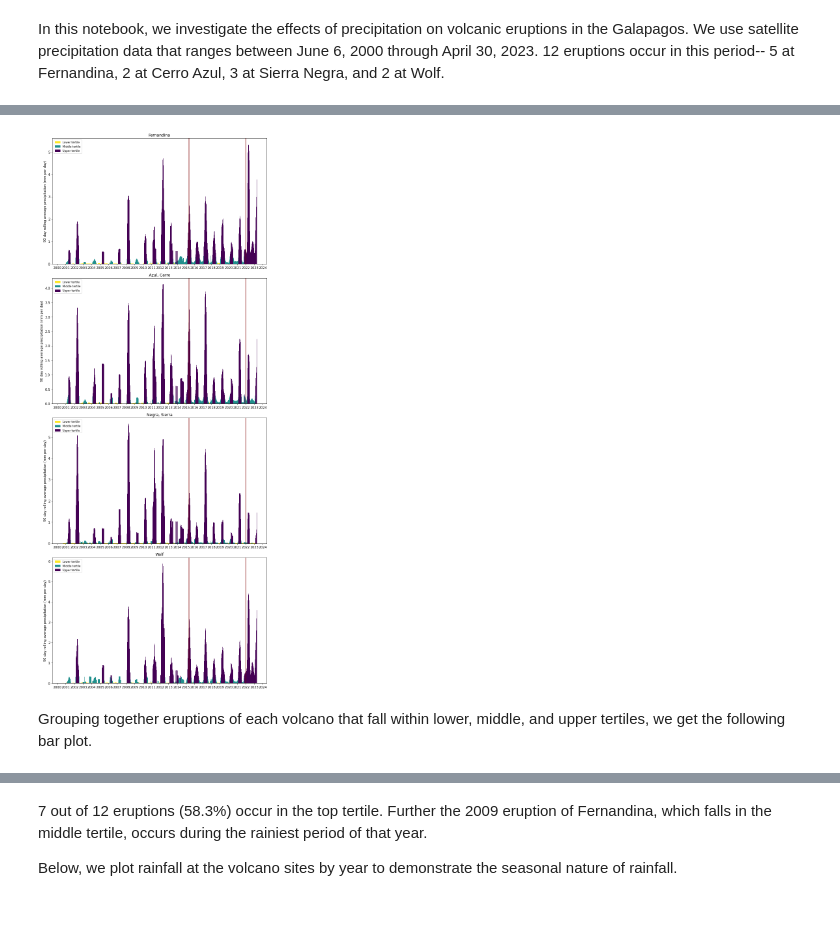
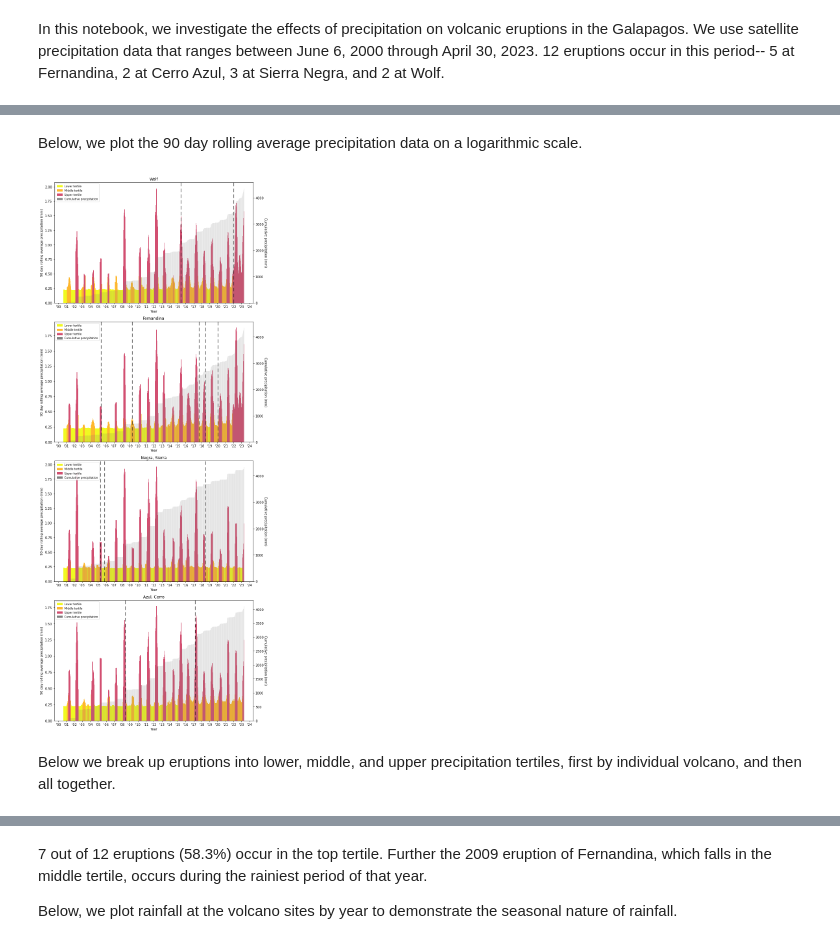
Before and after one commit to jonathan-quartin/um_volcano_project, a Jupyter notebook: old_notebooks/rain_analysis.ipynb, the cells around one changed output, grey strips where cells are left out. Drawn from its saved outputs; the diff is of its cells as text; code cells hidden in the pictures; blank space fills up the shorter version.

```diff
--- a/old_notebooks/rain_analysis.ipynb
+++ b/old_notebooks/rain_analysis.ipynb
@@ -30,50 +87,61 @@ We look at 90 day rolling averages of rainfall at each volcano site. We group da
+# %% [markdown]
+Below, we plot the 90 day rolling average precipitation data on a logarithmic scale.
 # %%
 #Plot all volcanos
-volcanos = {'Fernandina': (-91.55, -.35), 'Azul, Cerro': (-91.35, -.95), 'Negra, Sierra': (-91.15, -.85), 'Wolf': (-91.35, .05)}
+volcanos = {'Wolf': (-91.35, .05), 'Fernandina': (-91.55, -.35), 'Negra, Sierra': (-91.15, -.85), 'Azul, Cerro': (-91.35, -.95) }
 fig, axes = plt.subplots(4, 1, figsize=(10, 24))
 count = 0
-color1_rgb = viridis_colormap(255)[:3]  # RGB for the first color
-color2_rgb = viridis_colormap(127)[:3]  # RGB for a color in the middle
-color3_rgb = viridis_colormap(0)[:3]  # RGB for the last color
+plasma_colormap = cm.get_cmap('plasma', num_colors)
+
+color1_rgb = plasma_colormap(255)[:3]  # RGB for the first color
+color2_rgb = plasma_colormap(215)[:3]  # RGB for a color in the middle
+color3_rgb = plasma_colormap(135)[:3]
+colors = [color1_rgb, color2_rgb, color3_rgb]
 
 for pick in volcanos:
 
     erupt_dates = np.array(eruptions['Decimal'][(eruptions['Volcano'] == pick) & (eruptions['Start'] >= '2000')])
     rolling_galapagos = rainfall[(rainfall['Longitude'] == volcanos[pick][0]) & (rainfall['Latitude'] == volcanos[pick][1])].copy()
+    rolling_galapagos['Decimal'] = rolling_galapagos.Date.apply(date_to_decimal_year)
+    rolling_galapagos = rolling_galapagos.sort_values(by=['Decimal'])
     rolling_galapagos['roll90'] = rolling_galapagos.Precipitation.rolling(90).mean()
-    rolling_galapagos['Decimal'] = rolling_galapagos.Date.apply(date_to_decimal_year)
     rolling_galapagos = rolling_galapagos.dropna()
+    rolling_galapagos['cumsum'] = rolling_galapagos.Precipitation.cumsum()
 
     dates = rolling_galapagos.sort_values(by=['roll90'])
     date_dec = np.array(dates['Decimal'])
     date_rain = np.array(dates['roll90'])
+    log_rain = np.log(date_rain + 1.25)
     bin_size = len(dates) // 3
-    colors = [color1_rgb, color2_rgb, color3_rgb]
     for l in range(3):
-        axes[count].bar(date_dec[l*(bin_size): (l+1)*bin_size], date_rain[l*(bin_size): (l+1)*bin_size], color =colors[l], width = 0.01)
-
-    for line_x in eruption_lines:
-        axes[count].axvline(x=line_x, color='maroon')
+        axes[count].bar(date_dec[l*(bin_size): (l+1)*bin_size], log_rain[l*(bin_size): (l+1)*bin_size], color =colors[l], width = 0.01, alpha = 1)
+    ax2 = axes[count].twinx()
+    ax2.bar(rolling_galapagos.Decimal, np.array(rolling_galapagos['cumsum']), color ='gray', width = 0.01, alpha = .05)
+    ax2.set_ylabel("Cumulative precipitation (mm)", rotation=270, labelpad= 10)
+    for line_x in erupt_dates:
+        axes[count].axvline(x=line_x, color='black', linestyle= 'dashed', dashes= (9,6), linewidth = 1.2)
 
 
-    axes[count].set_ylabel("90 day rolling average precipitation (mm per day)")
+    axes[count].set_ylabel("90 day rolling average precipitation (mm)")
+    axes[count].set_xlabel("Year")
 
     axes[count].set_title(str(pick))
 
-    axes[count].set_xticks(ticks=[2000 + i for i in range(25)], rotation=90)
+    axes[count].set_xticks(ticks=[2000 + i for i in range(25)], labels=["'" + str(2000 + i)[-2:] for i in range(25)])
 
     legend_handles = [
     mpatches.Patch(color=colors[0], label='Lower tertile'),
     mpatches.Patch(color=colors[1], label='Middle tertile'),
-    mpatches.Patch(color=colors[2], label='Upper tertile')]
+    mpatches.Patch(color=colors[2], label='Upper tertile'),
+    mpatches.Patch(color='gray', label='Cumulative precipitation')]
     axes[count].legend(handles=legend_handles, loc='upper left', fontsize='small')
     count += 1
 # Data plot
 plt.tight_layout()
 plt.show()
 # %% [output]
-[figure, old version]
+[figure, new version]
-# %% [markdown]
-Grouping together eruptions of each volcano that fall within lower, middle, and upper tertiles, we get the following bar plot.
+# %% [markdown]
+Below we break up eruptions into lower, middle, and upper precipitation tertiles, first by individual volcano, and then all together.
 # %%
 # Volcano longitude and latitudes are recorded in a dictionary. "Picks" is the list of volcanos whose eruptions will be considered.
```
Also changed, not shown: parts of 5 cells of this notebook.
